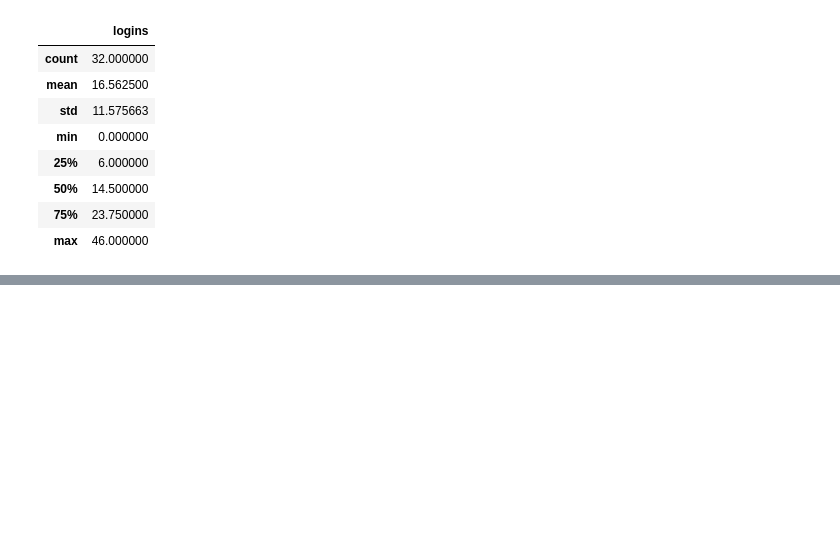
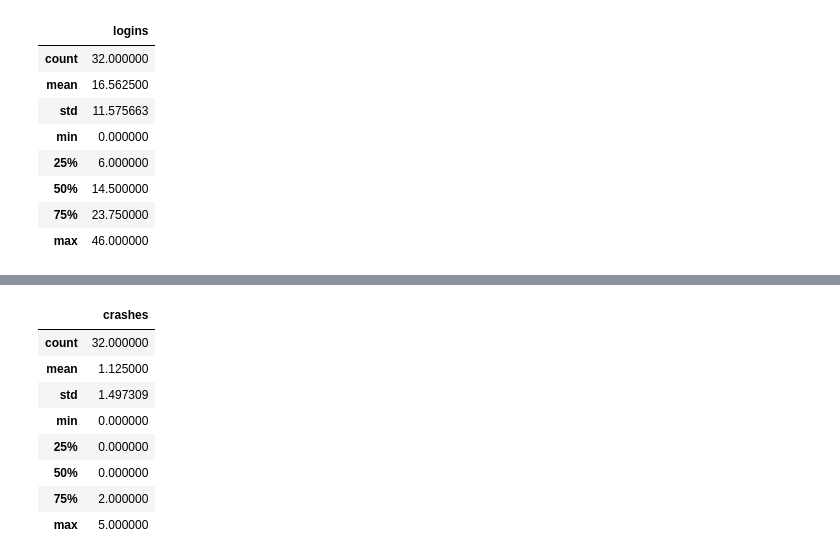
Before and after one commit to haynesie/Whither, a Jupyter notebook: Whither Methodology.ipynb, the cells around one changed output, grey strips where cells are left out. Drawn from its saved outputs; the diff is of its cells as text; code cells hidden in the pictures; blank space fills up the shorter version.

```diff
--- a/Whither Methodology.ipynb
+++ b/Whither Methodology.ipynb
@@ -107,3 +107,17 @@ plotMatrix(loginmatrix, columns, rows, title='Workstation Logins Heatmap', cmap=
 # %% [output]
 [interactive output not drawn]
 [interactive output not drawn]
+# %%
+Crashes = pd.read_csv('CrashesByMachine.csv')
+# %%
+Crashes.describe()
+# %% [output]
+|  | crashes |
+| count | 32.000000 |
+| mean | 1.125000 |
+| std | 1.497309 |
+| min | 0.000000 |
+| 25% | 0.000000 |
+| 50% | 0.000000 |
+| 75% | 2.000000 |
+| max | 5.000000 |
```
Also changed, not shown: parts of 2 cells of this notebook, 3 other files.
